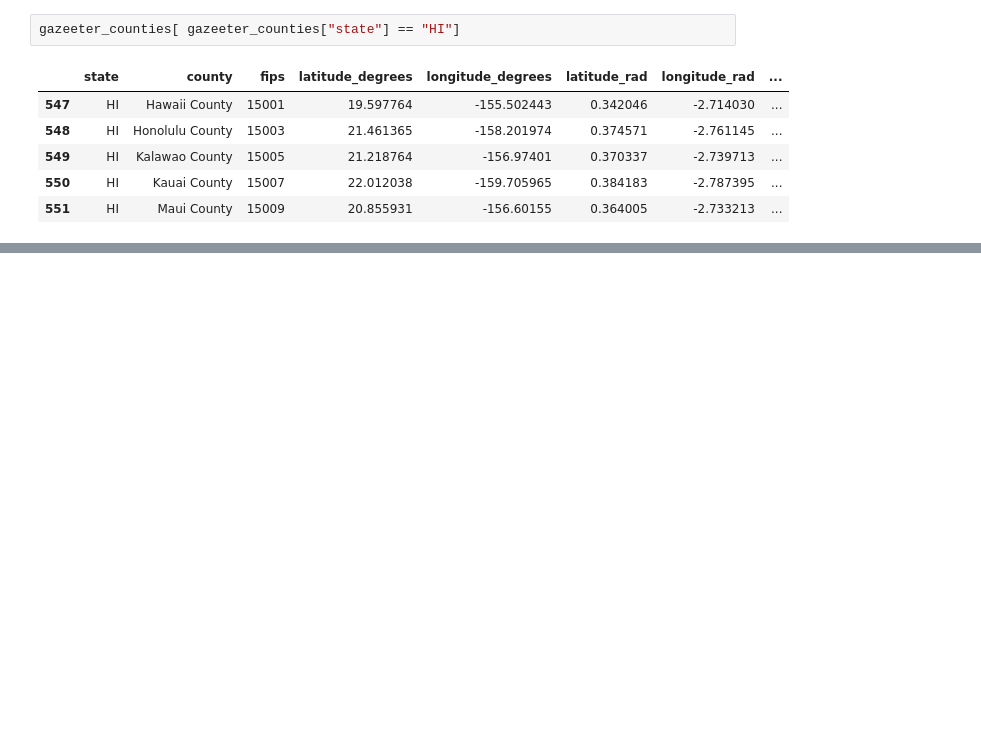
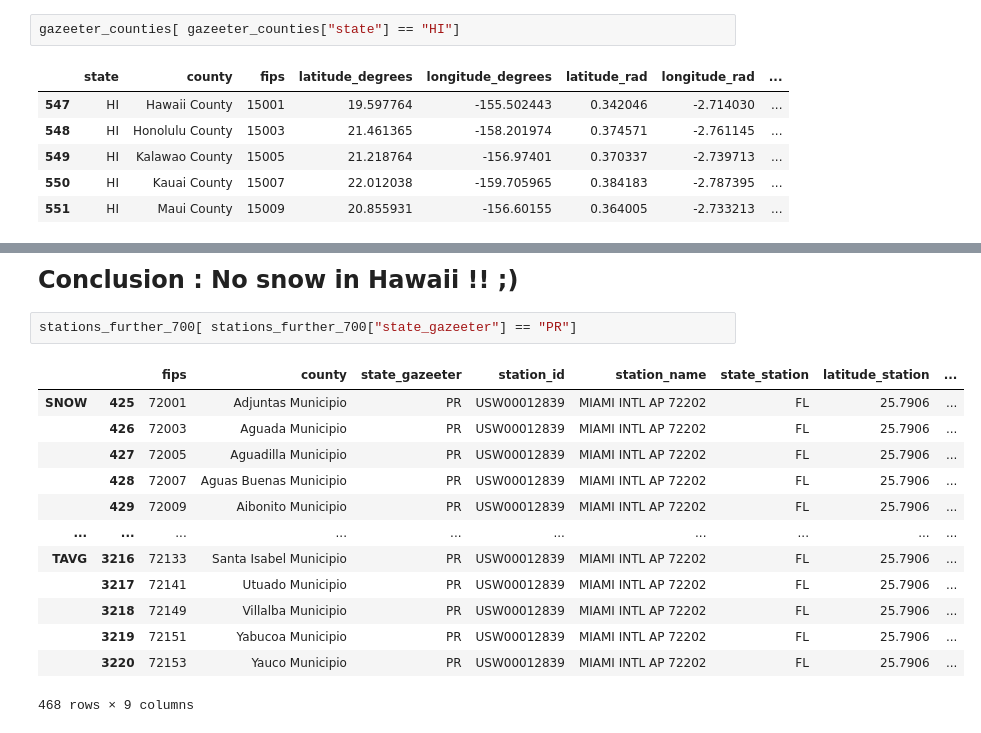
Before and after one commit to severine-baudry/capstone_data_engineer, a Jupyter notebook: US_weather_explore_measurements.ipynb, the cells around one changed output, grey strips where cells are left out. Drawn from its saved outputs; the diff is of its cells as text; blank space fills up the shorter version.

Commit message:
identify cause of mapping problem with Hawaii and Puerto Rico : no snow measures, unincorporated territories

```diff
--- a/US_weather_explore_measurements.ipynb
+++ b/US_weather_explore_measurements.ipynb
@@ -468,0 +553,18 @@ df_stations[ df_stations["station_id"] == stt]
+# %% [markdown]
+<font size=5>**Conclusion : No snow in Hawaii !! ;)**</font>
+# %%
+stations_further_700[ stations_further_700["state_gazeeter"] == "PR"]
+# %% [output]
+|  |  | fips | county | state_gazeeter | station_id | station_name | state_station | latitude_station | ... |
+| SNOW | 425 | 72001 | Adjuntas Municipio | PR | USW00012839 | MIAMI INTL AP 72202 | FL | 25.7906 | ... |
+|  | 426 | 72003 | Aguada Municipio | PR | USW00012839 | MIAMI INTL AP 72202 | FL | 25.7906 | ... |
+|  | 427 | 72005 | Aguadilla Municipio | PR | USW00012839 | MIAMI INTL AP 72202 | FL | 25.7906 | ... |
+|  | 428 | 72007 | Aguas Buenas Municipio | PR | USW00012839 | MIAMI INTL AP 72202 | FL | 25.7906 | ... |
+|  | 429 | 72009 | Aibonito Municipio | PR | USW00012839 | MIAMI INTL AP 72202 | FL | 25.7906 | ... |
+| ... | ... | ... | ... | ... | ... | ... | ... | ... | ... |
+| TAVG | 3216 | 72133 | Santa Isabel Municipio | PR | USW00012839 | MIAMI INTL AP 72202 | FL | 25.7906 | ... |
+|  | 3217 | 72141 | Utuado Municipio | PR | USW00012839 | MIAMI INTL AP 72202 | FL | 25.7906 | ... |
+|  | 3218 | 72149 | Villalba Municipio | PR | USW00012839 | MIAMI INTL AP 72202 | FL | 25.7906 | ... |
+|  | 3219 | 72151 | Yabucoa Municipio | PR | USW00012839 | MIAMI INTL AP 72202 | FL | 25.7906 | ... |
+|  | 3220 | 72153 | Yauco Municipio | PR | USW00012839 | MIAMI INTL AP 72202 | FL | 25.7906 | ... |
+468 rows × 9 columns
```
Also changed, not shown: parts of 21 cells of this notebook.
